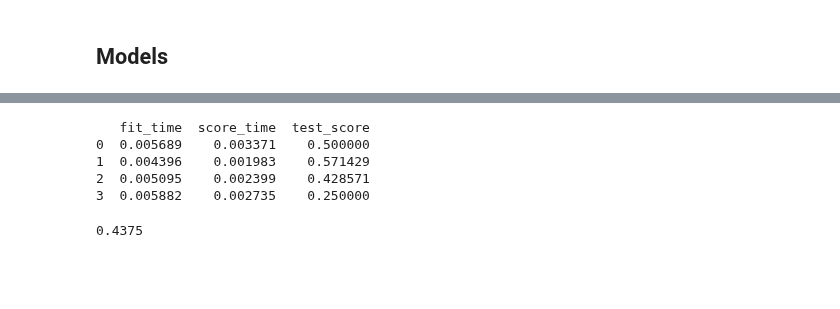
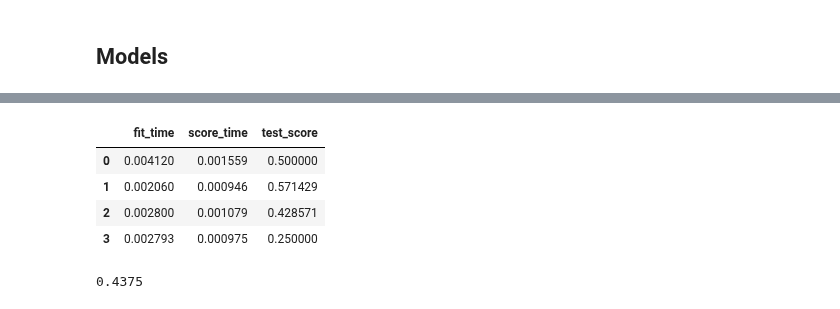
Before and after one commit to PacktPublishing/Learn-Python-by-Building-Data-Science-Applications, a Jupyter notebook: Chapter14/Feature_Engineering.ipynb, the cells around one changed output, grey strips where cells are left out. Drawn from its saved outputs; the diff is of its cells as text; code cells hidden in the pictures; blank space fills up the shorter version.

```diff
--- a/Chapter14/Feature_Engineering.ipynb
+++ b/Chapter14/Feature_Engineering.ipynb
@@ -58,17 +42,17 @@ data[cols].head(10)
 # %%
 cv = cross_validate(model1,
                     data[cols],
                     data['result_num'],
                     cv=4)
 
 cv = pd.DataFrame(cv)
-print(cv.to_string())
+cv
 # %% [output]
-   fit_time  score_time  test_score
-0  0.005689    0.003371    0.500000
-1  0.004396    0.001983    0.571429
-2  0.005095    0.002399    0.428571
-3  0.005882    0.002735    0.250000
+|  | fit_time | score_time | test_score |
+| 0 | 0.004120 | 0.001559 | 0.500000 |
+| 1 | 0.002060 | 0.000946 | 0.571429 |
+| 2 | 0.002800 | 0.001079 | 0.428571 |
+| 3 | 0.002793 | 0.000975 | 0.250000 |
 # %%
 cv['test_score'].mean()
 # %% [output]
```
Also changed, not shown: parts of 6 cells of this notebook, 1 other file.
